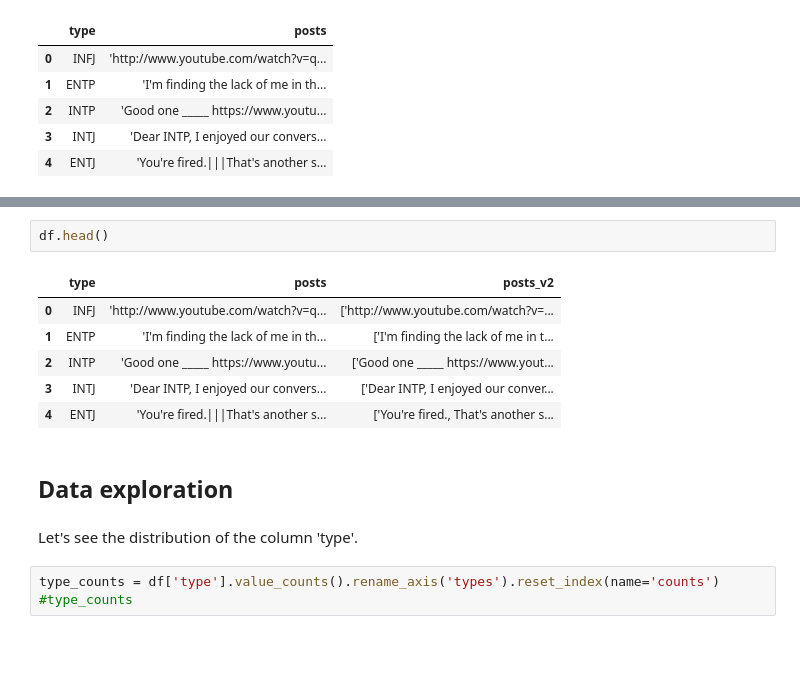
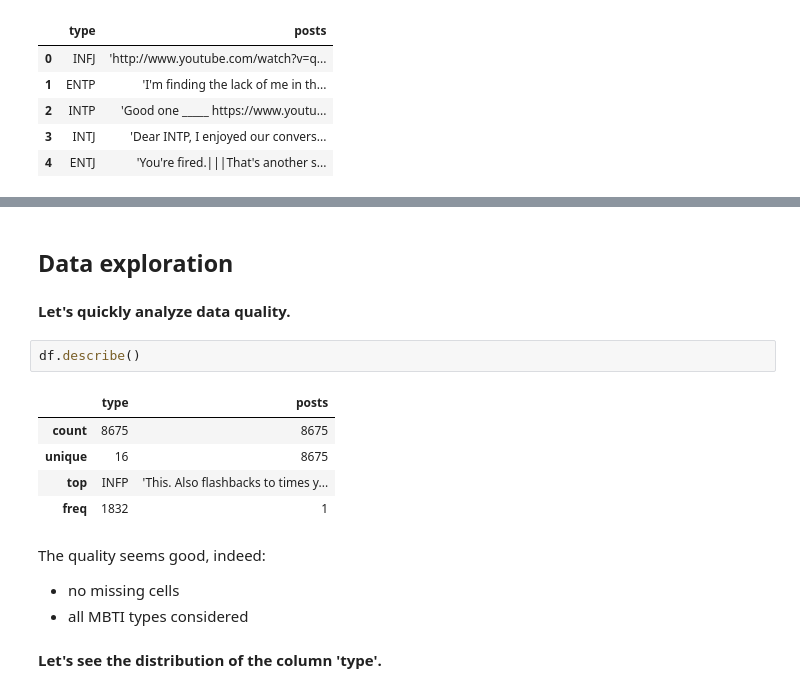
Before and after one commit to anthonyuzan/mbti-prediction, a Jupyter notebook: Data analysis.ipynb, the cells around one changed output, grey strips where cells are left out. Saved outputs shown, nothing was run; the diff lists cells and outputs as text; blank space fills up the shorter version.

Commit message:
Data analysis done

```diff
--- a/Data analysis.ipynb
+++ b/Data analysis.ipynb
@@ -73,17 +36,19 @@ memory usage: 203.4+ KB
-# %%
-df.head()
-# %% [output]
-|  | type | posts | posts_v2 |
-| 0 | INFJ | 'http://www.youtube.com/watch?v=q... | ['http://www.youtube.com/watch?v=... |
-| 1 | ENTP | 'I'm finding the lack of me in th... | ['I'm finding the lack of me in t... |
-| 2 | INTP | 'Good one _____ https://www.youtu... | ['Good one _____ https://www.yout... |
-| 3 | INTJ | 'Dear INTP, I enjoyed our convers... | ['Dear INTP, I enjoyed our conver... |
-| 4 | ENTJ | 'You're fired.|||That's another s... | ['You're fired., That's another s... |
 # %% [markdown]
 ## Data exploration
+# %% [markdown]
+**Let's quickly analyze data quality.**
+# %%
+df.describe()
+# %% [output]
+|  | type | posts |
+| count | 8675 | 8675 |
+| unique | 16 | 8675 |
+| top | INFP | 'This. Also flashbacks to times y... |
+| freq | 1832 | 1 |
+# %% [markdown]
+The quality seems good, indeed:
+- no missing cells
+- all MBTI types considered
 # %% [markdown]
-Let's see the distribution of the column 'type'.
+**Let's see the distribution of the column 'type'.**
-# %%
-type_counts = df['type'].value_counts().rename_axis('types').reset_index(name='counts')
-#type_counts
 # %%
```
Also changed, not shown: parts of 30 cells of this notebook.
